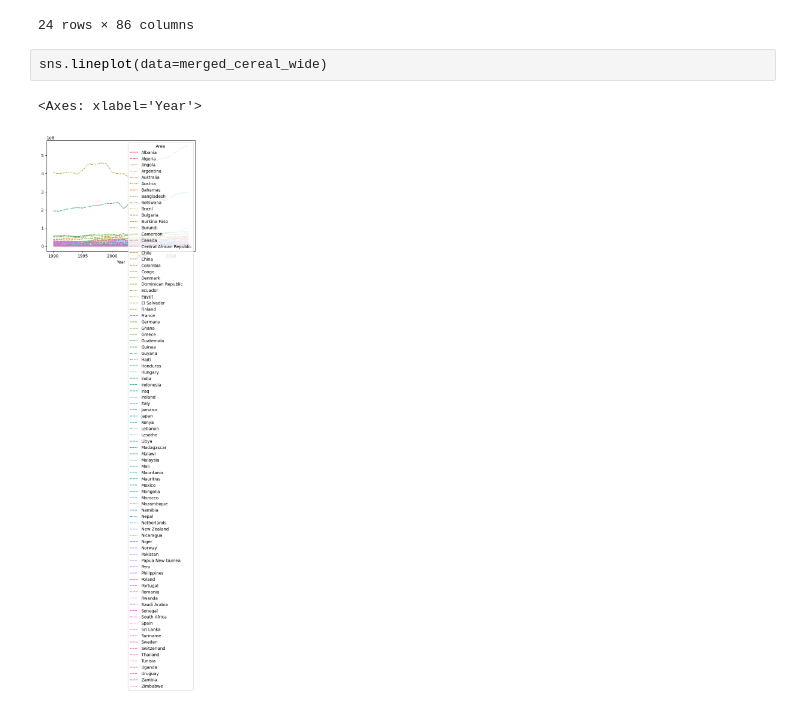
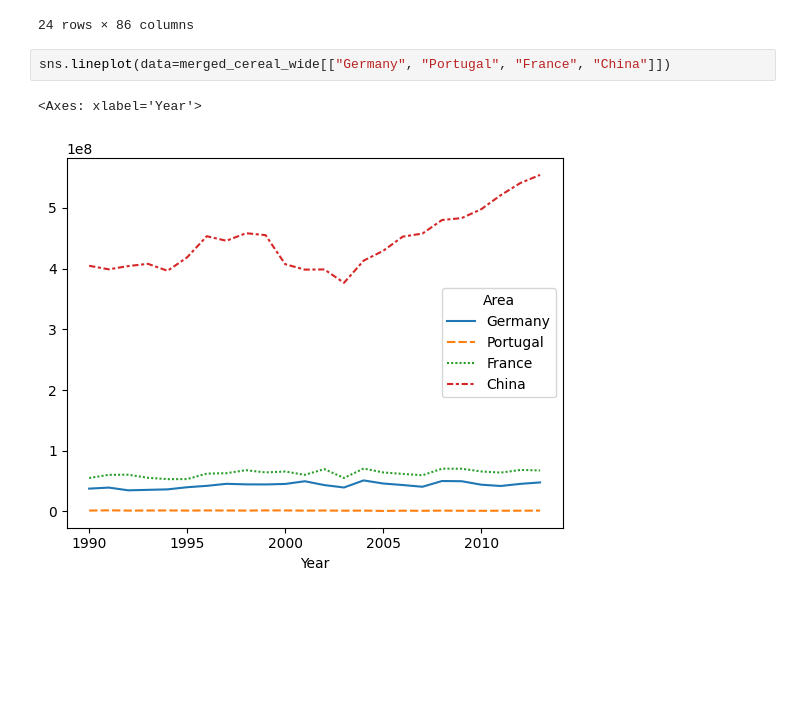
Before and after one commit to LucasJohannsenShadow/AVCD, a Jupyter notebook: working file.ipynb, the cells around one changed output. Cells and saved outputs as stored; diff of their text form; blank space fills up the shorter version.

```diff
--- a/working file.ipynb
+++ b/working file.ipynb
@@ -285,7 +287,7 @@ merged_cereal_wide
 | 2013 | 702870.00 | 4912551.00 | 1674598.34 | 50742603.0 | 35589235.54 | 4599433.26 | 690.83 | 54357477.0 | 19366.00 | 1.009017e+08 | ... |
 24 rows × 86 columns
 # %%
-sns.lineplot(data=merged_cereal_wide)
+sns.lineplot(data=merged_cereal_wide[["Germany", "Portugal", "France", "China"]])
 # %% [output]
 <Axes: xlabel='Year'>
-[figure, old version]
+[figure, new version]
```
Also changed, not shown: parts of 5 cells of this notebook.
